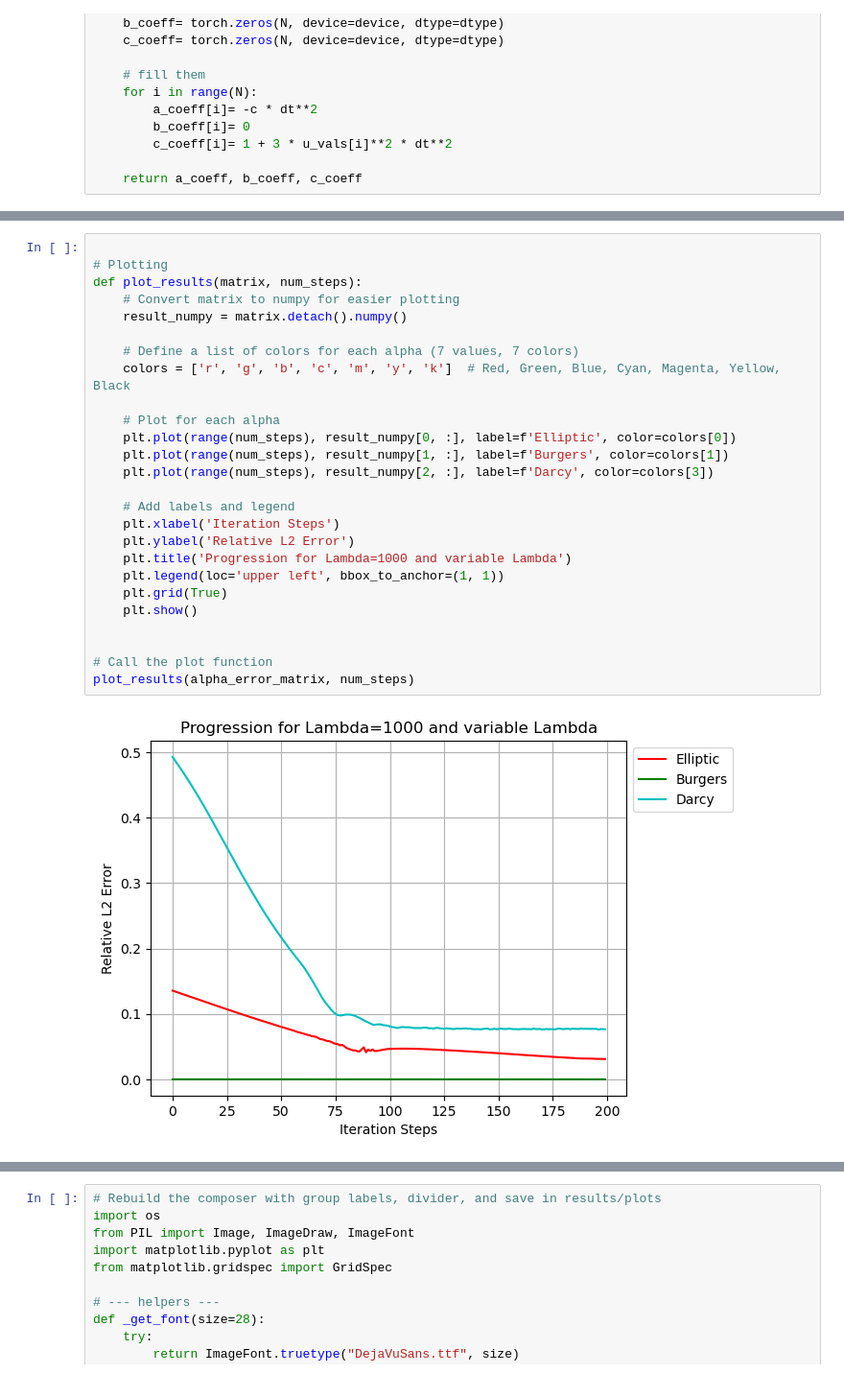
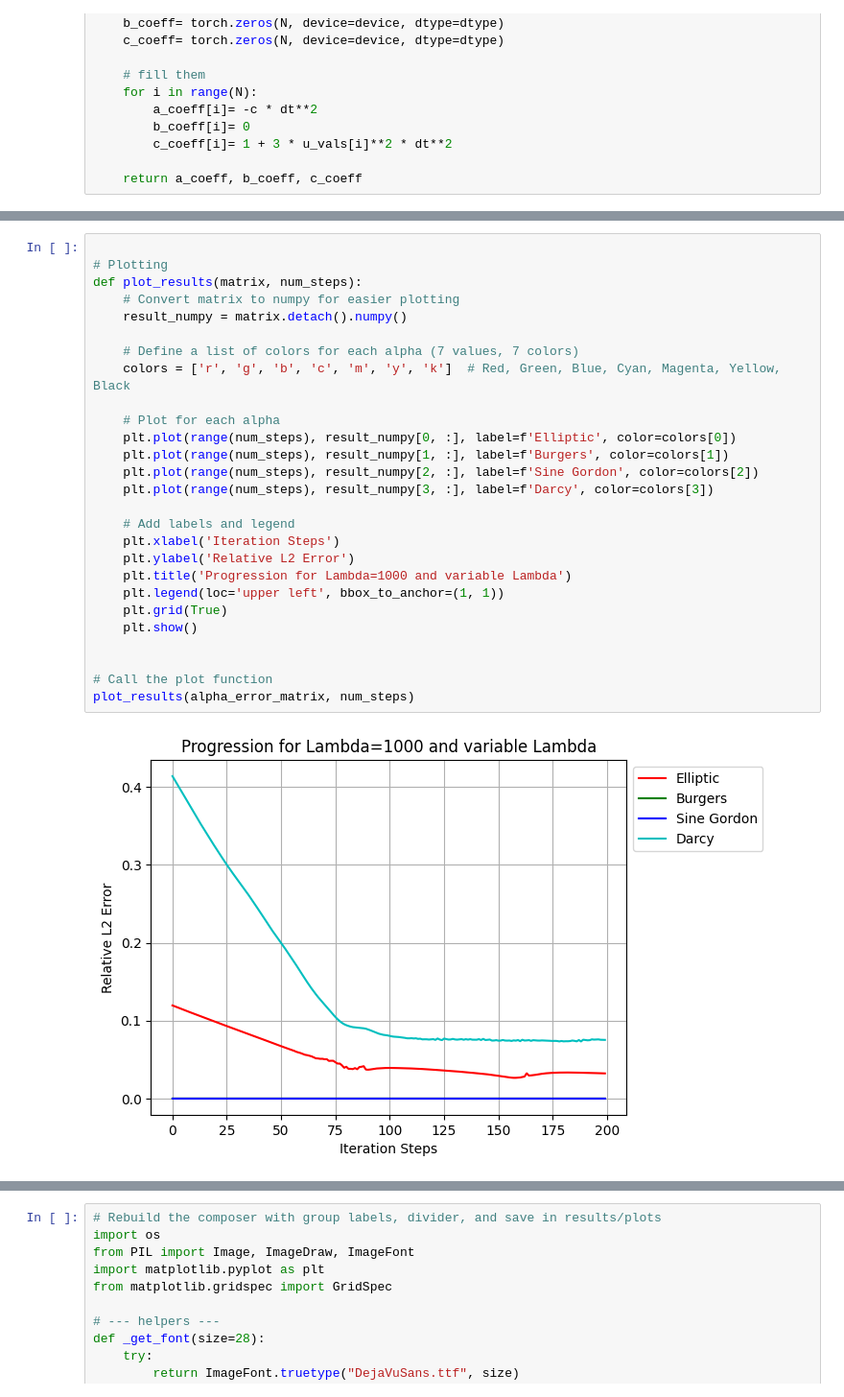
Before and after one commit to ArasBacho/CHONKNORIS, a Jupyter notebook: Foundational_Model_FONKNORIS/FONKNORIS_Foundational_Model.ipynb, the cells around one changed output, grey strips where cells are left out. Shown at 96% size. Drawn from its saved outputs; the diff is of its cells as text.

```diff
--- a/Foundational_Model_FONKNORIS/FONKNORIS_Foundational_Model.ipynb
+++ b/Foundational_Model_FONKNORIS/FONKNORIS_Foundational_Model.ipynb
@@ -1270,29 +1583,30 @@ Darcy: Step 199, Loss: 0.087905414785156, Rel. L2 err: 0.07658396753116695, L2 e
 # %%
 
 # Plotting
 def plot_results(matrix, num_steps):
     # Convert matrix to numpy for easier plotting
     result_numpy = matrix.detach().numpy()
 
     # Define a list of colors for each alpha (7 values, 7 colors)
     colors = ['r', 'g', 'b', 'c', 'm', 'y', 'k']  # Red, Green, Blue, Cyan, Magenta, Yellow, Black
 
     # Plot for each alpha
     plt.plot(range(num_steps), result_numpy[0, :], label=f'Elliptic', color=colors[0])
     plt.plot(range(num_steps), result_numpy[1, :], label=f'Burgers', color=colors[1])
-    plt.plot(range(num_steps), result_numpy[2, :], label=f'Darcy', color=colors[3])
+    plt.plot(range(num_steps), result_numpy[2, :], label=f'Sine Gordon', color=colors[2])
+    plt.plot(range(num_steps), result_numpy[3, :], label=f'Darcy', color=colors[3])
 
     # Add labels and legend
     plt.xlabel('Iteration Steps')
     plt.ylabel('Relative L2 Error')
     plt.title('Progression for Lambda=1000 and variable Lambda')
     plt.legend(loc='upper left', bbox_to_anchor=(1, 1))
     plt.grid(True)
     plt.show()
 
 
 # Call the plot function
 plot_results(alpha_error_matrix, num_steps)
 # %% [output]
-[figure, old version]
+[figure, new version]
 # %%
```
Also changed, not shown: parts of 33 cells of this notebook.
